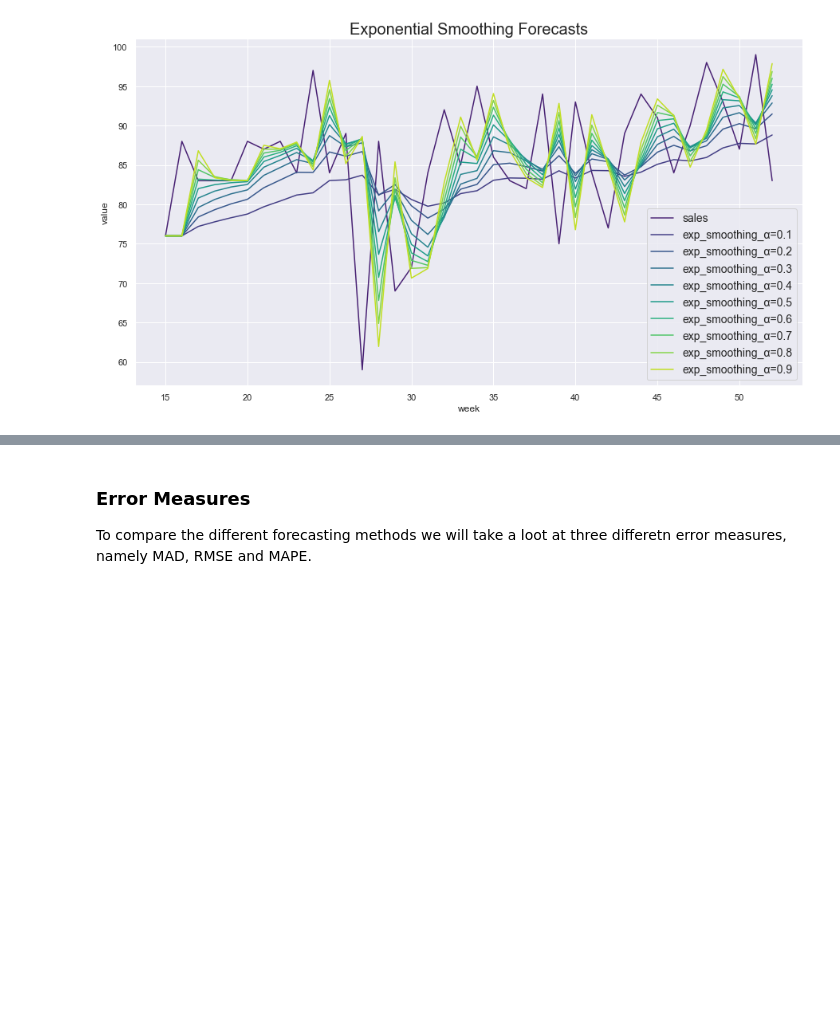
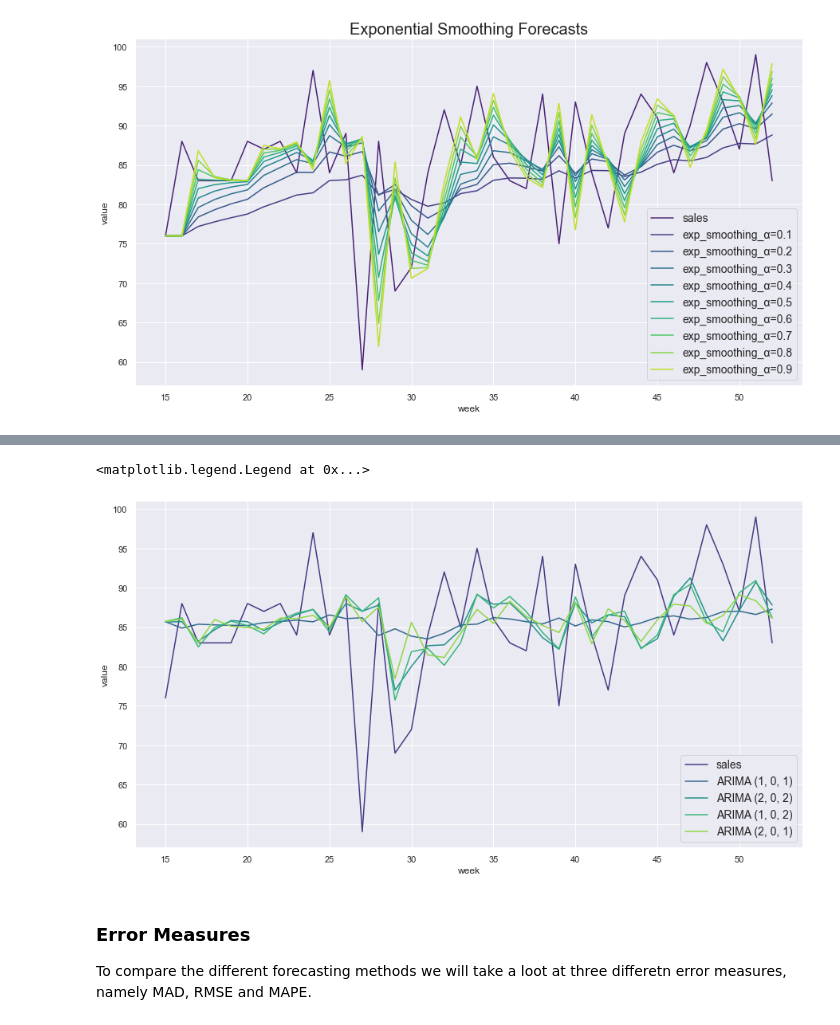
Before and after one commit to m-j-w-f/SCM, a Jupyter notebook: SCM_Forecasting.ipynb, the cells around one changed output, grey strips where cells are left out. Cells and saved outputs as stored; diff of their text form; code cells hidden in the pictures; blank space fills up the shorter version.

```diff
--- a/SCM_Forecasting.ipynb
+++ b/SCM_Forecasting.ipynb
@@ -65,0 +67,9 @@ weekly_sales_cut_avg.head(10)
+# %%
+# Ignore first cut sales figures
+cut = 14
+
+weekly_sales_cut_avg = weekly_sales[cut:]
+weekly_sales_cut_exp = weekly_sales[cut:]
+weekly_sales_cut_arima = weekly_sales[cut:]
+weekly_sales_cut = weekly_sales[cut:]
+weekly_sales_cut.head(10)
@@ -143,3 +176,22 @@ graph.legend(loc=4, prop={'size': 14})
+# %%
+from statsmodels.tsa.arima.model import ARIMA
+
+def add_arima(df, order):
+    model = ARIMA(df.sales, order=order)
+    results = model.fit()
+    df.insert(loc=len(df.columns), column=f"ARIMA {order}", value=results.fittedvalues)
+    return results
+
+add_arima(weekly_sales_cut_arima, (1,0,1))
+add_arima(weekly_sales_cut_arima, (2,0,2))
+add_arima(weekly_sales_cut_arima, (1,0,2))
+add_arima(weekly_sales_cut_arima, (2,0,1))
+
+graph = sns.lineplot(data=pd.melt(weekly_sales_cut_arima, ['week']), x="week", y="value", hue="variable", palette="viridis")
+graph.legend(loc=4, prop={'size': 14})
+# %% [output]
+<matplotlib.legend.Legend at 0x...>
+[figure, added]
 # %% [markdown]
 ### Error Measures
 To compare the different forecasting methods we will take a loot at three differetn error measures, namely MAD, RMSE and MAPE.
```
Also changed, not shown: parts of 29 cells of this notebook.
